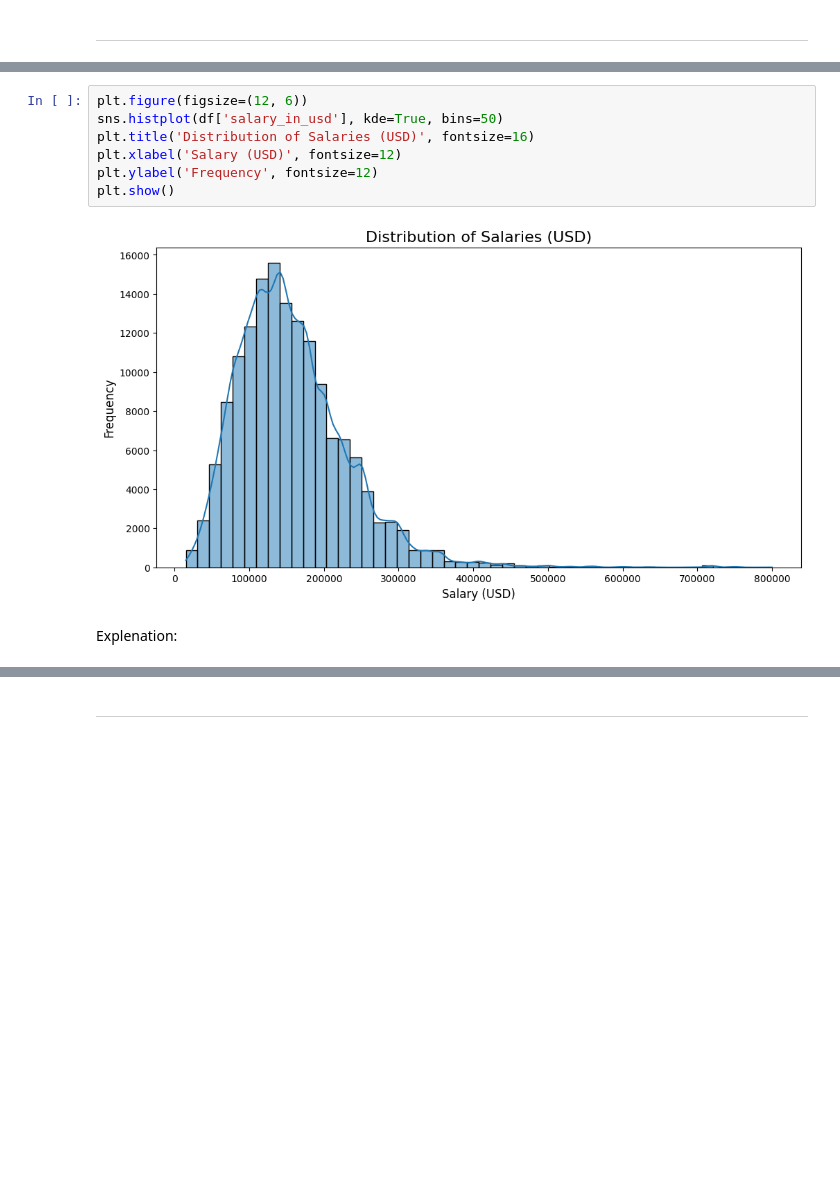
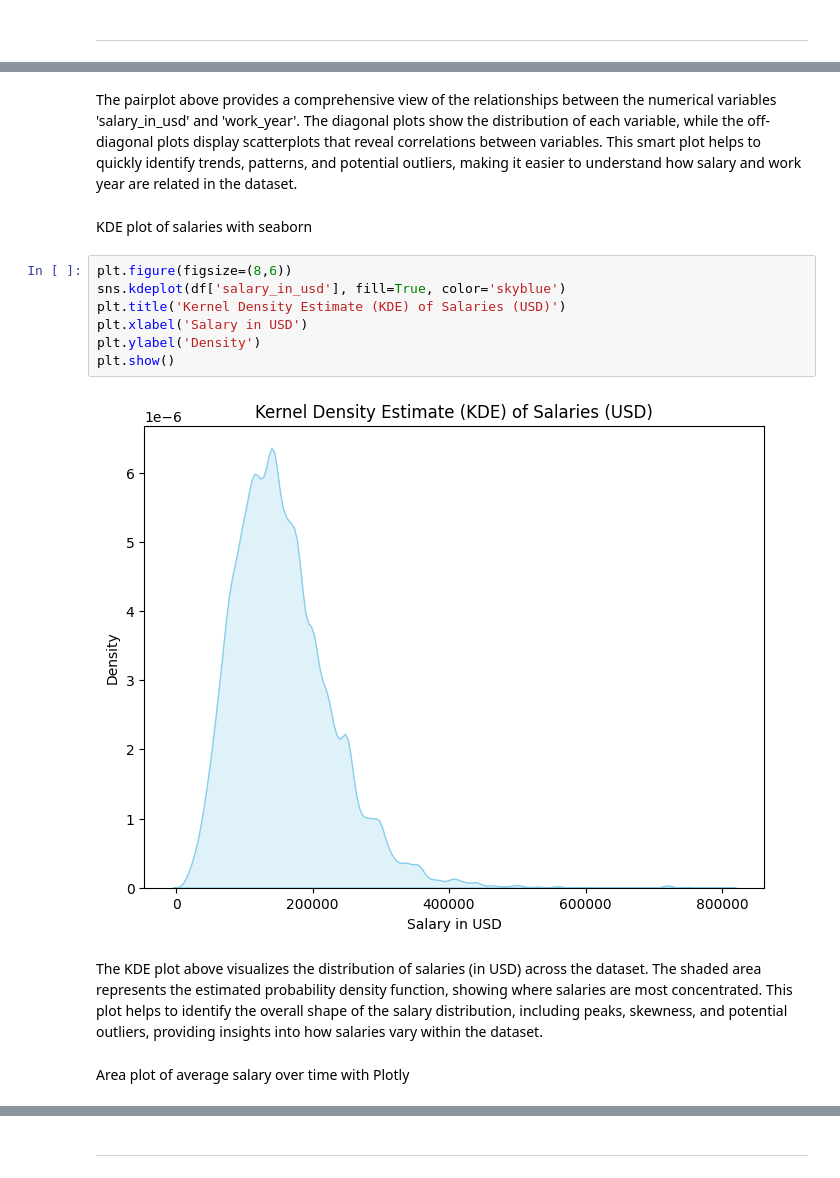
Before and after one commit to AdrianSrbl/Project_1, a Jupyter notebook: jupyter_notebooks/Data_Visualisation.ipynb, the cells around one changed output, grey strips where cells are left out. Cells and saved outputs as stored; diff of their text form; blank space fills up the shorter version.

```diff
--- a/jupyter_notebooks/Data_Visualisation.ipynb
+++ b/jupyter_notebooks/Data_Visualisation.ipynb
@@ -81,11 +117,17 @@ Explenation:
+# %% [markdown]
+The pairplot above provides a comprehensive view of the relationships between the numerical variables 'salary_in_usd' and 'work_year'. The diagonal plots show the distribution of each variable, while the off-diagonal plots display scatterplots that reveal correlations between variables. This smart plot helps to quickly identify trends, patterns, and potential outliers, making it easier to understand how salary and work year are related in the dataset.
+# %% [markdown]
+KDE plot of salaries with seaborn
 # %%
-plt.figure(figsize=(12, 6))
-sns.histplot(df['salary_in_usd'], kde=True, bins=50)
-plt.title('Distribution of Salaries (USD)', fontsize=16)
-plt.xlabel('Salary (USD)', fontsize=12)
-plt.ylabel('Frequency', fontsize=12)
+plt.figure(figsize=(8,6))
+sns.kdeplot(df['salary_in_usd'], fill=True, color='skyblue')
+plt.title('Kernel Density Estimate (KDE) of Salaries (USD)')
+plt.xlabel('Salary in USD')
+plt.ylabel('Density')
 plt.show()
 # %% [output]
-[figure, old version]
+[figure, new version]
-# %% [markdown]
-Explenation:
+# %% [markdown]
+ The KDE plot above visualizes the distribution of salaries (in USD) across the dataset. The shaded area represents the estimated probability density function, showing where salaries are most concentrated. This plot helps to identify the overall shape of the salary distribution, including peaks, skewness, and potential outliers, providing insights into how salaries vary within the dataset.
+# %% [markdown]
+Area plot of average salary over time with Plotly
```
Also changed, not shown: parts of 27 cells of this notebook.
